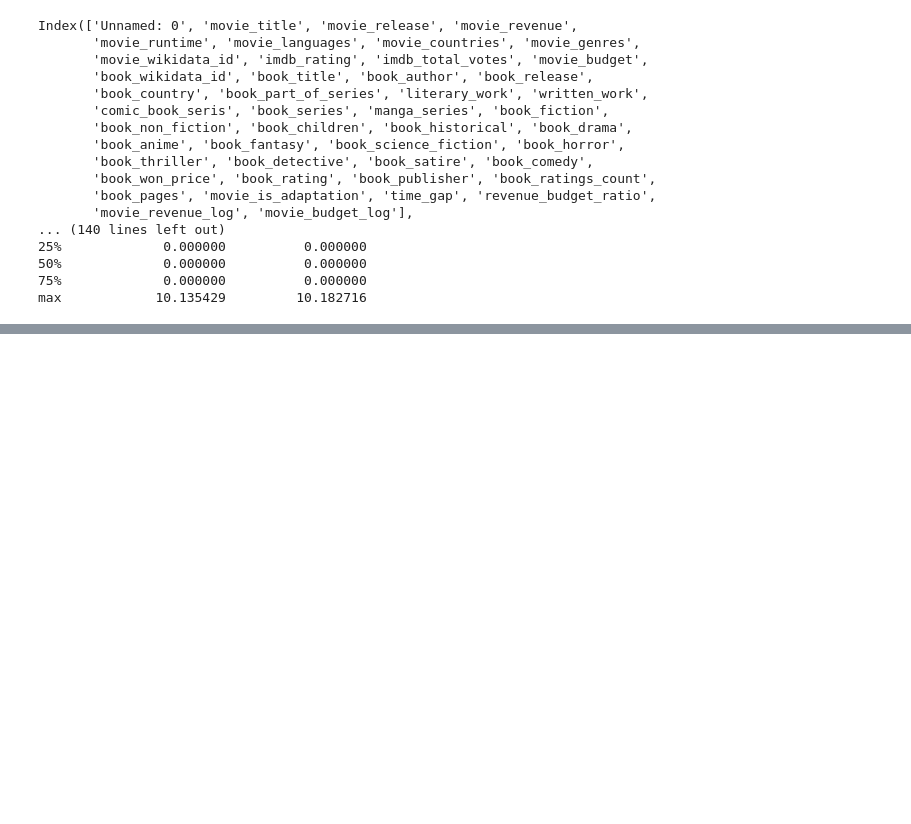
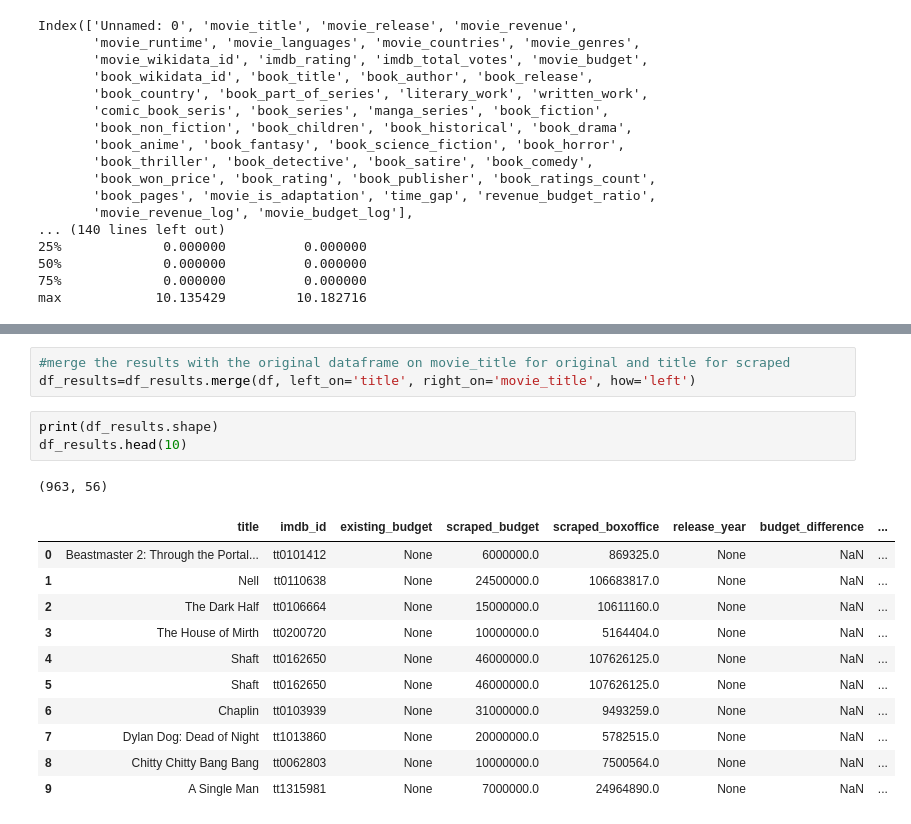
Before and after one commit to epfl-ada/ada-2024-project-ada212, a Jupyter notebook: Q5.ipynb, the cells around one changed output, grey strips where cells are left out. Saved outputs shown, nothing was run; the diff lists cells and outputs as text; blank space fills up the shorter version.

```diff
--- a/Q5.ipynb
+++ b/Q5.ipynb
@@ -1104,0 +1389,19 @@ max            10.135429         10.182716
+# %%
+#merge the results with the original dataframe on movie_title for original and title for scraped
+df_results=df_results.merge(df, left_on='title', right_on='movie_title', how='left')
+# %%
+print(df_results.shape)
+df_results.head(10)
+# %% [output]
+(963, 56)
+|  | title | imdb_id | existing_budget | scraped_budget | scraped_boxoffice | release_year | budget_difference | ... |
+| 0 | Beastmaster 2: Through the Portal... | tt0101412 | None | 6000000.0 | 869325.0 | None | NaN | ... |
+| 1 | Nell | tt0110638 | None | 24500000.0 | 106683817.0 | None | NaN | ... |
+| 2 | The Dark Half | tt0106664 | None | 15000000.0 | 10611160.0 | None | NaN | ... |
+| 3 | The House of Mirth | tt0200720 | None | 10000000.0 | 5164404.0 | None | NaN | ... |
+| 4 | Shaft | tt0162650 | None | 46000000.0 | 107626125.0 | None | NaN | ... |
+| 5 | Shaft | tt0162650 | None | 46000000.0 | 107626125.0 | None | NaN | ... |
+| 6 | Chaplin | tt0103939 | None | 31000000.0 | 9493259.0 | None | NaN | ... |
+| 7 | Dylan Dog: Dead of Night | tt1013860 | None | 20000000.0 | 5782515.0 | None | NaN | ... |
+| 8 | Chitty Chitty Bang Bang | tt0062803 | None | 10000000.0 | 7500564.0 | None | NaN | ... |
+| 9 | A Single Man | tt1315981 | None | 7000000.0 | 24964890.0 | None | NaN | ... |
```
Also changed, not shown: parts of 19 cells of this notebook, 10 other files.
